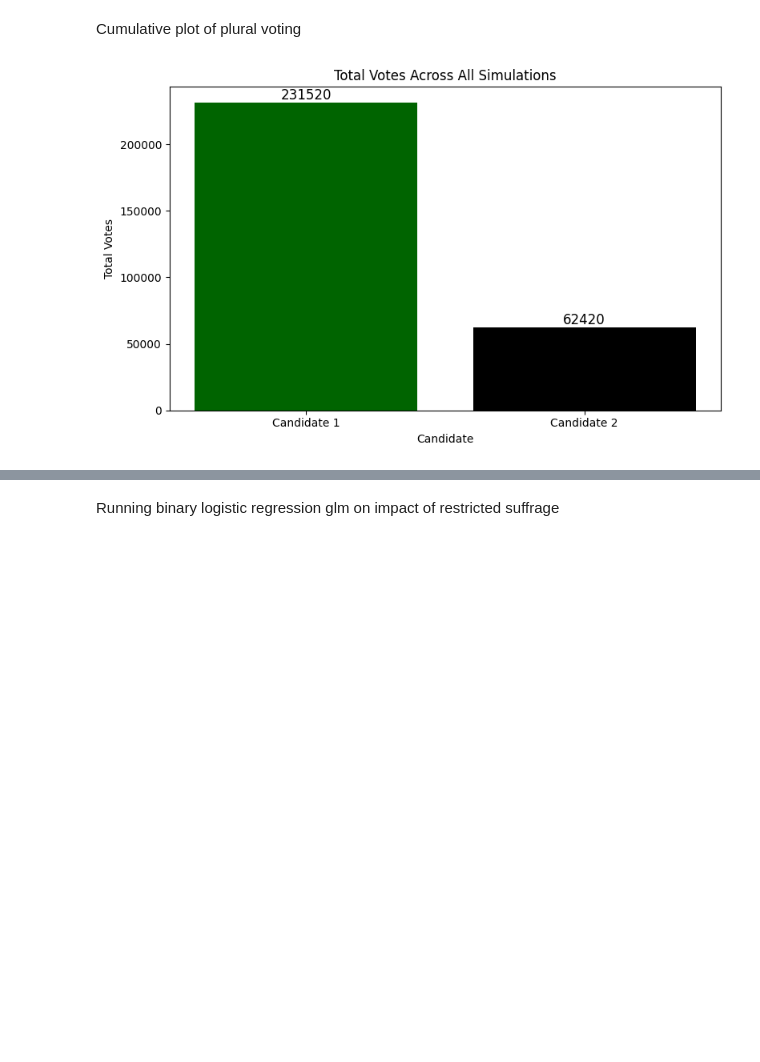
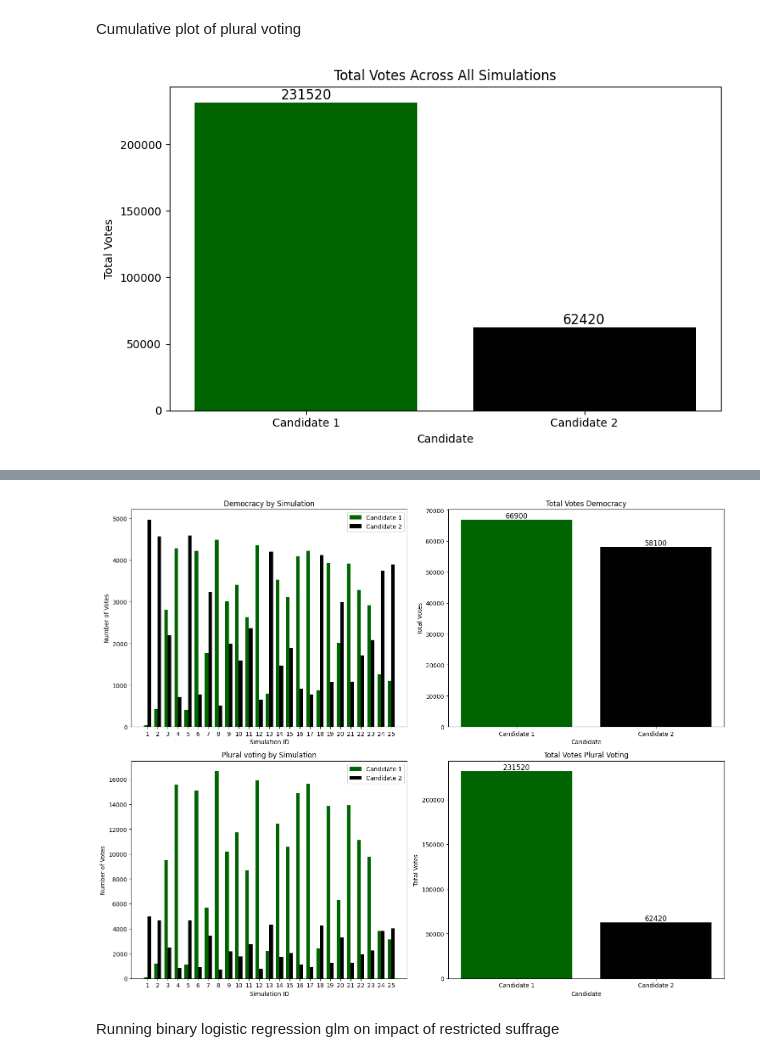
Before and after one commit to HugoMartinus499/Bachelor-project, a Jupyter notebook: Data_analysis.ipynb, the cells around one changed output, grey strips where cells are left out. Saved outputs shown, nothing was run; the diff lists cells and outputs as text; code cells hidden in the pictures; blank space fills up the shorter version.

Commit message:
Combined plots for plural voting

```diff
--- a/Data_analysis.ipynb
+++ b/Data_analysis.ipynb
@@ -414,3 +414,89 @@ plt.show()
+# %%
+# Data preparation for combined_voting_results
+combined_vote_counts = combined_voting_results.groupby(['sim', 'Vote']).size().unstack(fill_value=0)
+combined_vote_counts = combined_vote_counts.reindex(index=range(1, 26), columns=['Candidate_0', 'Candidate_1'], fill_value=0)
+
+combined_simulations = combined_vote_counts.index
+combined_candidate_1_votes = combined_vote_counts['Candidate_0']
+combined_candidate_2_votes = combined_vote_counts['Candidate_1']
+
+combined_total_votes = combined_voting_results.groupby('Vote').size()
+combined_total_votes = combined_total_votes.reindex(['Candidate_0', 'Candidate_1'], fill_value=0)
+combined_total_votes.index = ['Candidate 1', 'Candidate 2']
+
+# Data preparation for plural_voting_results
+plural_vote_counts = plural_voting_results.groupby(['sim', 'Vote']).size().unstack(fill_value=0)
+plural_vote_counts = plural_vote_counts.reindex(index=range(1, 26), columns=['Candidate_0', 'Candidate_1'], fill_value=0)
+
+plural_simulations = plural_vote_counts.index
+plural_candidate_1_votes = plural_vote_counts['Candidate_0']
+plural_candidate_2_votes = plural_vote_counts['Candidate_1']
+
+plural_total_votes = plural_voting_results.groupby('Vote').size()
+plural_total_votes = plural_total_votes.reindex(['Candidate_0', 'Candidate_1'], fill_value=0)
+plural_total_votes.index = ['Candidate 1', 'Candidate 2']
+
+# Plotting
+fig, axes = plt.subplots(2, 2, figsize=(15, 12))
+
+# Plot 1: Voting Results by Simulation (Combined Voting Results)
+bar_width = 0.35
+x_indices = np.arange(len(combined_simulations))
+
+axes[0, 0].bar(x_indices - bar_width/2, combined_candidate_1_votes, width=bar_width, label='Candidate 1', color='darkgreen')
+axes[0, 0].bar(x_indices + bar_width/2, combined_candidate_2_votes, width=bar_width, label='Candidate 2', color='black')
+axes[0, 0].set_xlabel('Simulation ID')
+axes[0, 0].set_ylabel('Number of Votes')
+axes[0, 0].set_title('Democracy by Simulation')
+axes[0, 0].set_xticks(x_indices)
+axes[0, 0].set_xticklabels(combined_simulations)
+axes[0, 0].legend()
+
+# Plot 2: Total Votes Across All Simulations (Combined Voting Results)
+bars = axes[0, 1].bar(combined_total_votes.index, combined_total_votes.values, color=['darkgreen', 'black'])
+for bar, vote_count in zip(bars, combined_total_votes.values):
+    axes[0, 1].text(
+        bar.get_x() + bar.get_width() / 2,
+        bar.get_height(),
+        f'{vote_count}',
+        ha='center', va='bottom', fontsize=12, color='black'
+    )
+axes[0, 1].set_xlabel('Candidate')
+axes[0, 1].set_ylabel('Total Votes')
+axes[0, 1].set_title('Total Votes Democracy')
+
+# Plot 3: Voting Results by Simulation (Plural voting Results)
+x_indices_plural = np.arange(len(plural_simulations))
+
+axes[1, 0].bar(x_indices_plural - bar_width/2, plural_candidate_1_votes, width=bar_width, label='Candidate 1', color='darkgreen')
+axes[1, 0].bar(x_indices_plural + bar_width/2, plural_candidate_2_votes, width=bar_width, label='Candidate 2', color='black')
+axes[1, 0].set_xlabel('Simulation ID')
+axes[1, 0].set_ylabel('Number of Votes')
+axes[1, 0].set_title('Plural voting by Simulation')
+axes[1, 0].set_xticks(x_indices_plural)
+axes[1, 0].set_xticklabels(plural_simulations)
+axes[1, 0].legend()
+
+# Plot 4: Total Votes Across All Simulations (Plural voting Results)
+bars = axes[1, 1].bar(plural_total_votes.index, plural_total_votes.values, color=['darkgreen', 'black'])
+for bar, vote_count in zip(bars, plural_total_votes.values):
+    axes[1, 1].text(
+        bar.get_x() + bar.get_width() / 2,
+        bar.get_height(),
+        f'{vote_count}',
+        ha='center', va='bottom', fontsize=12, color='black'
+    )
+axes[1, 1].set_xlabel('Candidate')
+axes[1, 1].set_ylabel('Total Votes')
+axes[1, 1].set_title('Total Votes Plural Voting')
+
+# Adjust layout for better spacing
+plt.tight_layout()
+
+# Show the combined plot
+plt.show()
+# %% [output]
+[figure, added]
 # %% [markdown]
 Running binary logistic regression glm on impact of restricted suffrage
 # %%
```
Also changed, not shown: parts of 2 cells of this notebook.
